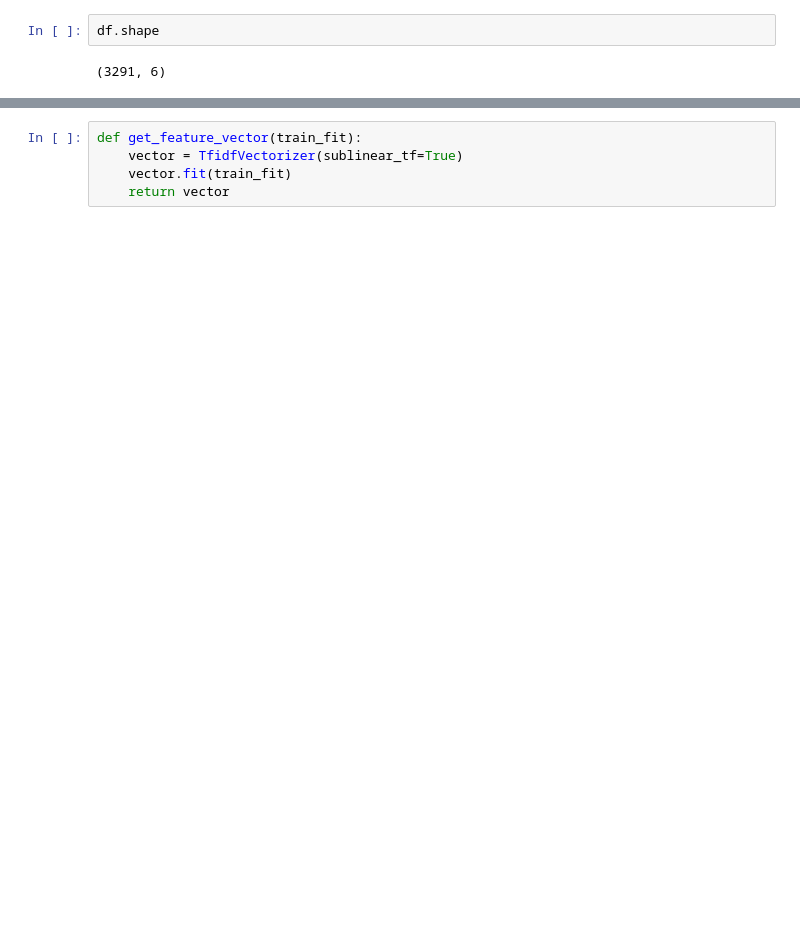
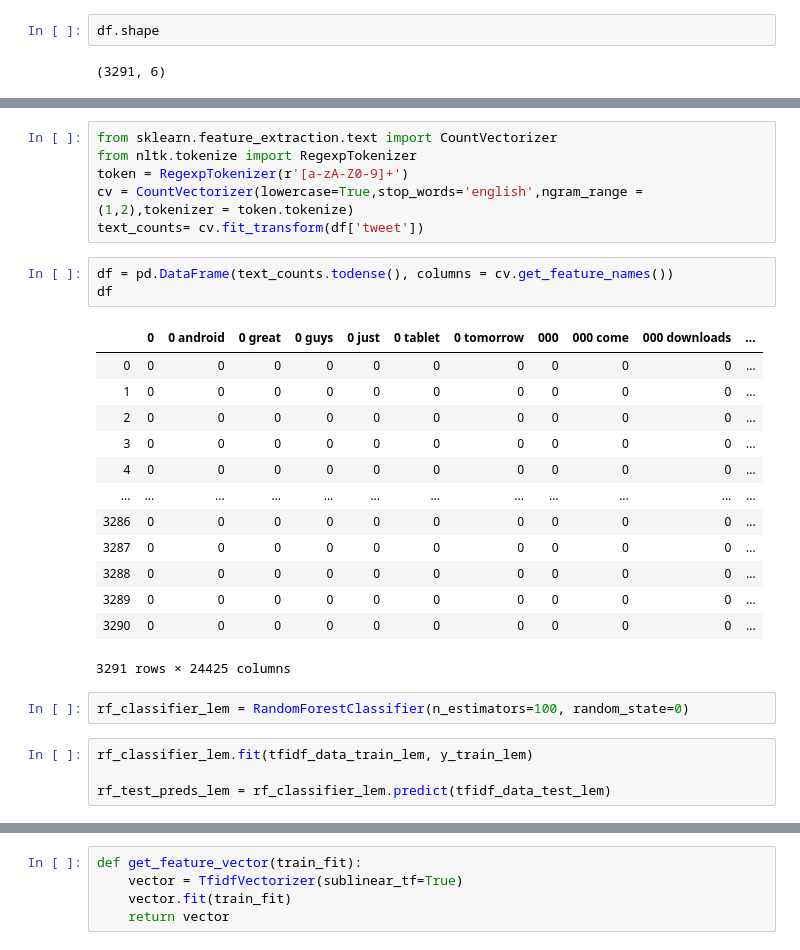
Before and after one commit to kenyo/mod-4-final-project, a Jupyter notebook: koh.ipynb, the cells around one changed output, grey strips where cells are left out. Drawn from its saved outputs; the diff is of its cells as text; blank space fills up the shorter version.

```diff
--- a/koh.ipynb
+++ b/koh.ipynb
@@ -109,0 +262,29 @@ def preprocess_tweet_text(tweet):
+# %%
+from sklearn.feature_extraction.text import CountVectorizer
+from nltk.tokenize import RegexpTokenizer
+token = RegexpTokenizer(r'[a-zA-Z0-9]+')
+cv = CountVectorizer(lowercase=True,stop_words='english',ngram_range = (1,2),tokenizer = token.tokenize)
+text_counts= cv.fit_transform(df['tweet'])
+# %%
+df = pd.DataFrame(text_counts.todense(), columns = cv.get_feature_names())
+df
+# %% [output]
+|  | 0 | 0 android | 0 great | 0 guys | 0 just | 0 tablet | 0 tomorrow | 000 | 000 come | 000 downloads | ... |
+| 0 | 0 | 0 | 0 | 0 | 0 | 0 | 0 | 0 | 0 | 0 | ... |
+| 1 | 0 | 0 | 0 | 0 | 0 | 0 | 0 | 0 | 0 | 0 | ... |
+| 2 | 0 | 0 | 0 | 0 | 0 | 0 | 0 | 0 | 0 | 0 | ... |
+| 3 | 0 | 0 | 0 | 0 | 0 | 0 | 0 | 0 | 0 | 0 | ... |
+| 4 | 0 | 0 | 0 | 0 | 0 | 0 | 0 | 0 | 0 | 0 | ... |
+| ... | ... | ... | ... | ... | ... | ... | ... | ... | ... | ... | ... |
+| 3286 | 0 | 0 | 0 | 0 | 0 | 0 | 0 | 0 | 0 | 0 | ... |
+| 3287 | 0 | 0 | 0 | 0 | 0 | 0 | 0 | 0 | 0 | 0 | ... |
+| 3288 | 0 | 0 | 0 | 0 | 0 | 0 | 0 | 0 | 0 | 0 | ... |
+| 3289 | 0 | 0 | 0 | 0 | 0 | 0 | 0 | 0 | 0 | 0 | ... |
+| 3290 | 0 | 0 | 0 | 0 | 0 | 0 | 0 | 0 | 0 | 0 | ... |
+3291 rows × 24425 columns
+# %%
+rf_classifier_lem = RandomForestClassifier(n_estimators=100, random_state=0)
+# %%
+rf_classifier_lem.fit(tfidf_data_train_lem, y_train_lem)
+
+rf_test_preds_lem = rf_classifier_lem.predict(tfidf_data_test_lem)
```
Also changed, not shown: parts of 35 cells of this notebook.
